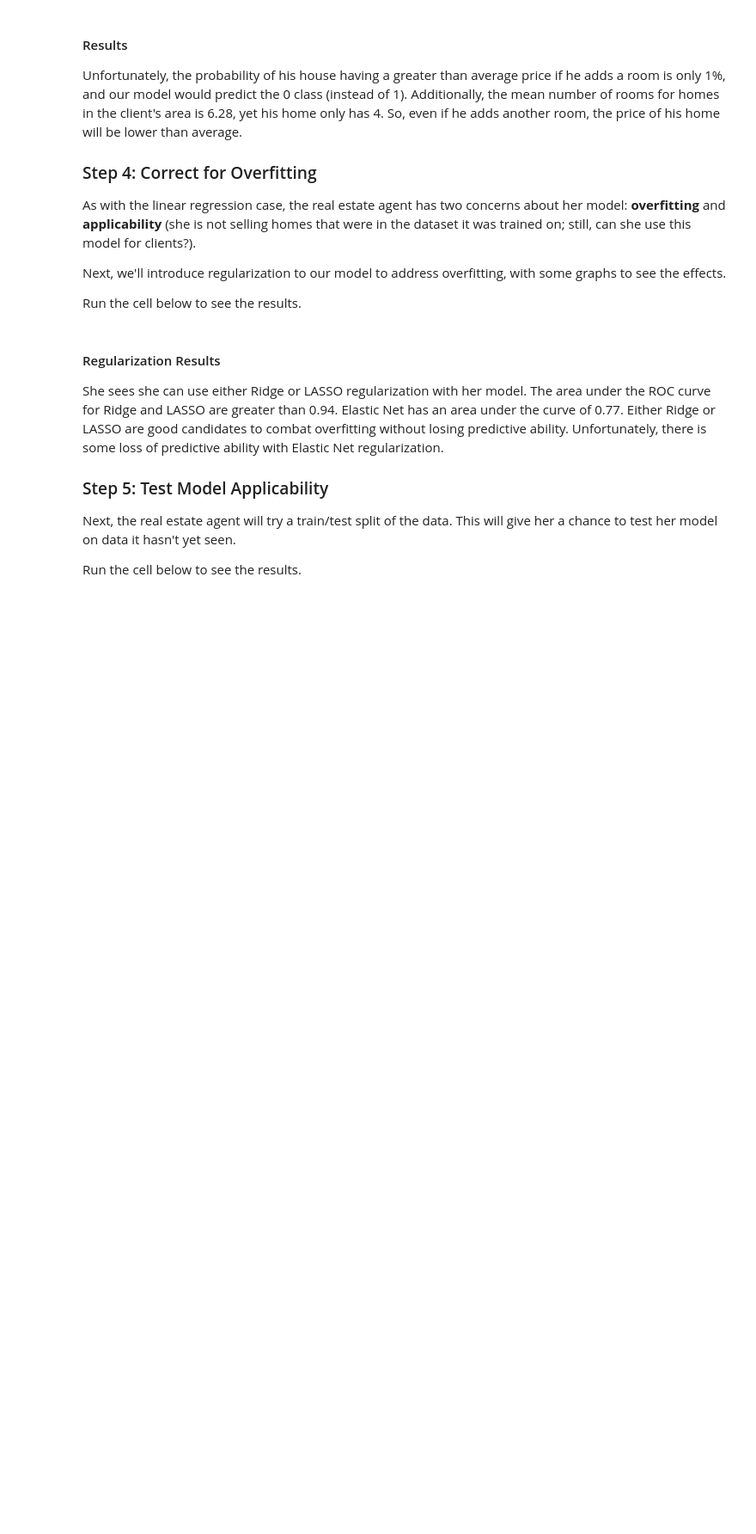
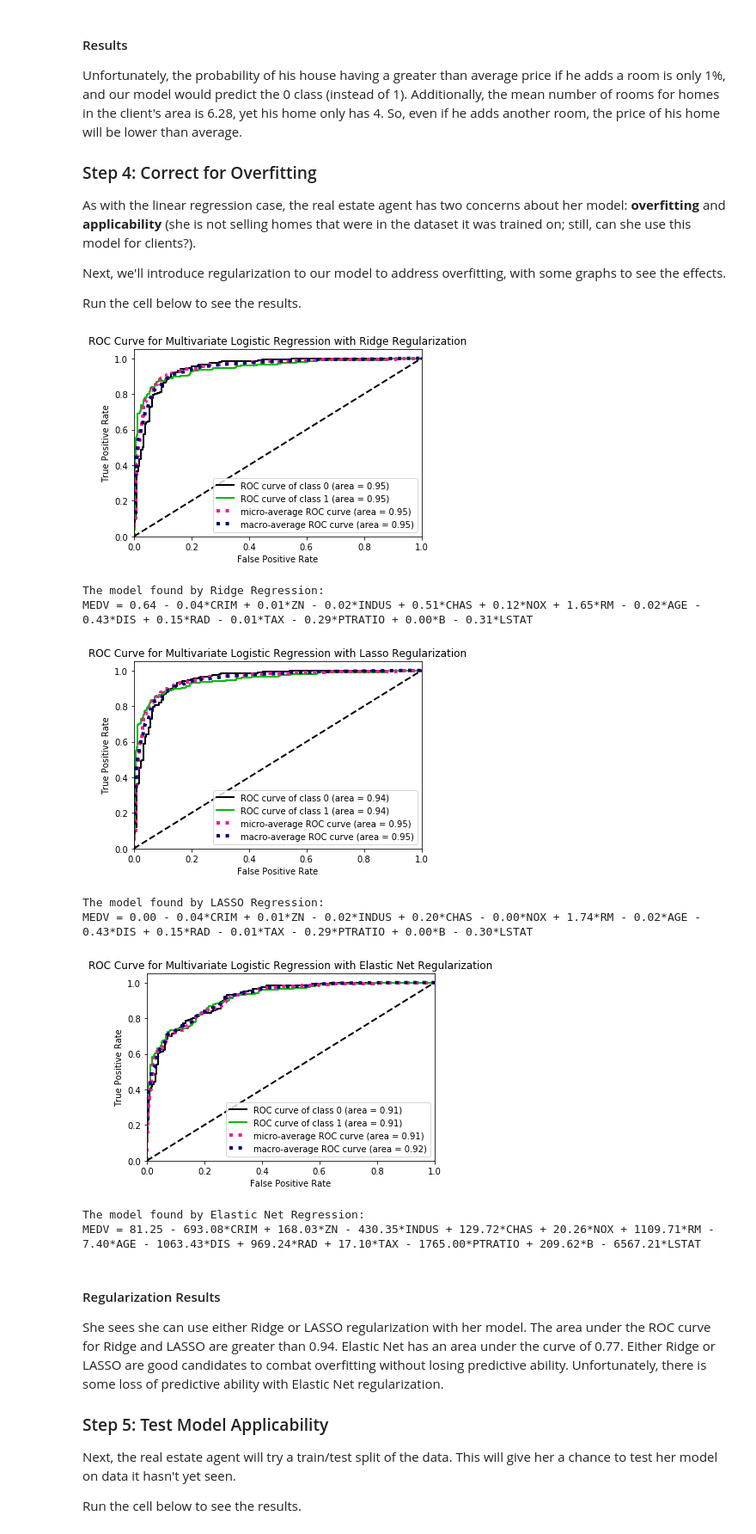
Before and after one commit to shox13/Assignments, a Jupyter notebook: Assignment3/Assignment3.ipynb, the cells around one changed output. Shown at 86% size. Drawn from its saved outputs; the diff is of its cells as text; code cells hidden in the pictures; blank space fills up the shorter version.

```diff
--- a/Assignment3/Assignment3.ipynb
+++ b/Assignment3/Assignment3.ipynb
@@ -379,32 +417,42 @@ Next, we'll introduce regularization to our model to address overfitting, with s
 Run the cell below to see the results.
 # %%
 # Ridge regression
-ridge = linear_model.LogisticRegression(penalty='l2')
+ridge = linear_model.LogisticRegression(penalty='l2', solver = 'liblinear')
 title = 'ROC Curve for Multivariate Logistic Regression with' +\
         ' Ridge Regularization'
-plot_roc(X, target_mean, ridge, title)
+plot_roc_curve(X, target_mean, ridge, title)
 equn_ridge = write_equn(X,target_mean, ridge)
 print("The model found by Ridge Regression:\n{}\n".format(equn_ridge))
 
 # LASSO regression
-lasso = linear_model.LogisticRegression(penalty='l1')
+lasso = linear_model.LogisticRegression(penalty='l1', solver = 'liblinear')
 title = 'ROC Curve for Multivariate Logistic Regression with' +\
         ' Lasso Regularization'
-plot_roc(X, target_mean, lasso, title)
+plot_roc_curve(X, target_mean, lasso, title)
 equn_lasso = write_equn(X,target_mean, lasso)
 print("The model found by LASSO Regression:\n{}\n".format(equn_lasso))
 
 # Elastic-Net regression
 scaler = StandardScaler()
 enet_data = X.copy()
 scaler.fit(enet_data)
 enet_data = scaler.transform(enet_data)
-el_net = linear_model.SGDClassifier(loss='log', penalty='elasticnet')
+el_net = linear_model.SGDClassifier(loss='log', penalty='elasticnet', tol = 1e-3)
 title = 'ROC Curve for Multivariate Logistic Regression with' +\
         ' Elastic Net Regularization'
-plot_roc(enet_data, target_mean, el_net, title)
+plot_roc_curve(enet_data, target_mean, el_net, title)
 equn_el_net = write_equn(X,target_mean, el_net)
 print("The model found by Elastic Net Regression:\n{}\n".format(equn_el_net))
+# %% [output]
+[figure, added]
+The model found by Ridge Regression:
+MEDV = 0.64 - 0.04*CRIM + 0.01*ZN - 0.02*INDUS + 0.51*CHAS + 0.12*NOX + 1.65*RM - 0.02*AGE - 0.43*DIS + 0.15*RAD - 0.01*TAX - 0.29*PTRATIO + 0.00*B - 0.31*LSTAT
+[figure, added]
+The model found by LASSO Regression:
+MEDV = 0.00 - 0.04*CRIM + 0.01*ZN - 0.02*INDUS + 0.20*CHAS - 0.00*NOX + 1.74*RM - 0.02*AGE - 0.43*DIS + 0.15*RAD - 0.01*TAX - 0.29*PTRATIO + 0.00*B - 0.30*LSTAT
+[figure, added]
+The model found by Elastic Net Regression:
+MEDV = 81.25 - 693.08*CRIM + 168.03*ZN - 430.35*INDUS + 129.72*CHAS + 20.26*NOX + 1109.71*RM - 7.40*AGE - 1063.43*DIS + 969.24*RAD + 17.10*TAX - 1765.00*PTRATIO + 209.62*B - 6567.21*LSTAT
 # %% [markdown]
 #### Regularization Results
 She sees she can use either Ridge or LASSO regularization with her model.
```
Also changed, not shown: parts of 10 cells of this notebook.
